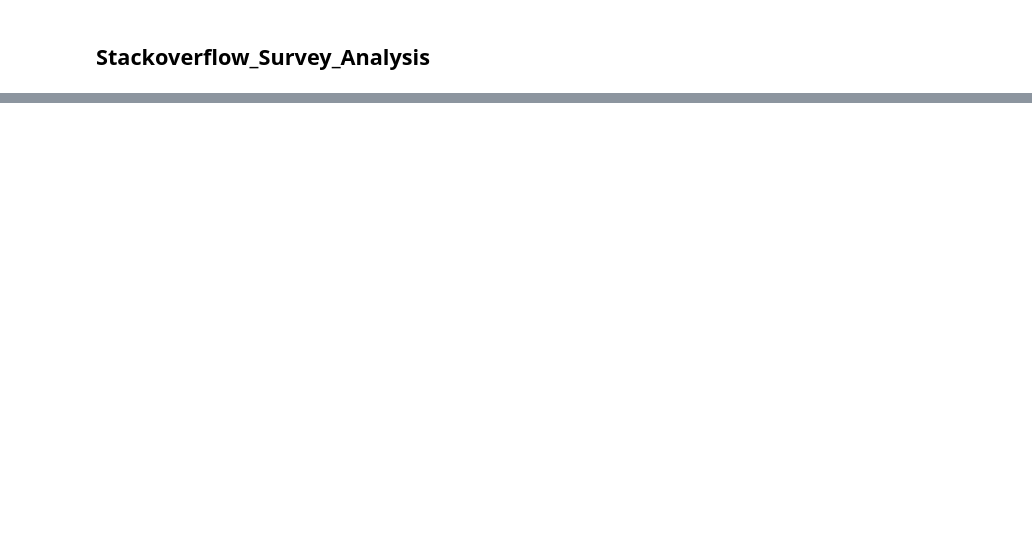
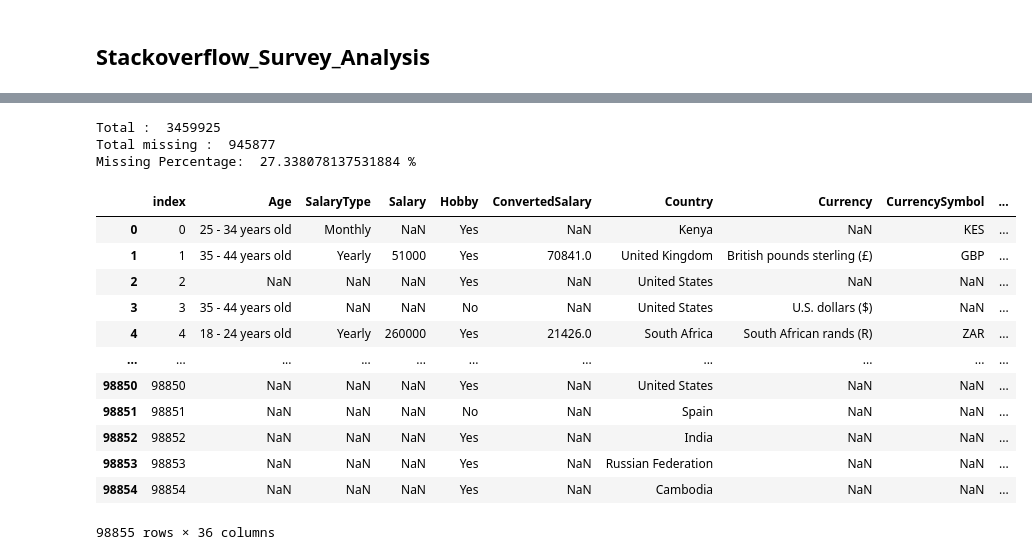
Before and after one commit to mona-piya/StackoverflowAnalysis, a Jupyter notebook: Stackoverflow_Survey_Analysis.ipynb, the cells around one changed output, grey strips where cells are left out. Drawn from its saved outputs; the diff is of its cells as text; code cells hidden in the pictures; blank space fills up the shorter version.

```diff
--- a/Stackoverflow_Survey_Analysis.ipynb
+++ b/Stackoverflow_Survey_Analysis.ipynb
@@ -24,0 +206,30 @@ df.head(10)
+# %%
+#Find % of missing data
+missing_count = df.isnull().sum() #number of missing
+total_cells = np.product(df.shape) # number of cells (cols x rows)
+total_missing = missing_count.sum()
+missing_percent = (total_missing*100)/total_cells
+
+print('Total : ', total_cells)
+print('Total missing : ', total_missing)
+print('Missing Percentage: ', missing_percent, '%')
+# %% [output]
+Total :  3459925
+Total missing :  945877
+Missing Percentage:  27.338078137531884 %
+# %%
+df.reset_index() #i will replace this NAN values to NA or what other team member followed.
+# %% [output]
+|  | index | Age | SalaryType | Salary | Hobby | ConvertedSalary | Country | Currency | CurrencySymbol | ... |
+| 0 | 0 | 25 - 34 years old | Monthly | NaN | Yes | NaN | Kenya | NaN | KES | ... |
+| 1 | 1 | 35 - 44 years old | Yearly | 51000 | Yes | 70841.0 | United Kingdom | British pounds sterling (£) | GBP | ... |
+| 2 | 2 | NaN | NaN | NaN | Yes | NaN | United States | NaN | NaN | ... |
+| 3 | 3 | 35 - 44 years old | NaN | NaN | No | NaN | United States | U.S. dollars ($) | NaN | ... |
+| 4 | 4 | 18 - 24 years old | Yearly | 260000 | Yes | 21426.0 | South Africa | South African rands (R) | ZAR | ... |
+| ... | ... | ... | ... | ... | ... | ... | ... | ... | ... | ... |
+| 98850 | 98850 | NaN | NaN | NaN | Yes | NaN | United States | NaN | NaN | ... |
+| 98851 | 98851 | NaN | NaN | NaN | No | NaN | Spain | NaN | NaN | ... |
+| 98852 | 98852 | NaN | NaN | NaN | Yes | NaN | India | NaN | NaN | ... |
+| 98853 | 98853 | NaN | NaN | NaN | Yes | NaN | Russian Federation | NaN | NaN | ... |
+| 98854 | 98854 | NaN | NaN | NaN | Yes | NaN | Cambodia | NaN | NaN | ... |
+98855 rows × 36 columns
```
Also changed, not shown: parts of 21 cells of this notebook.
